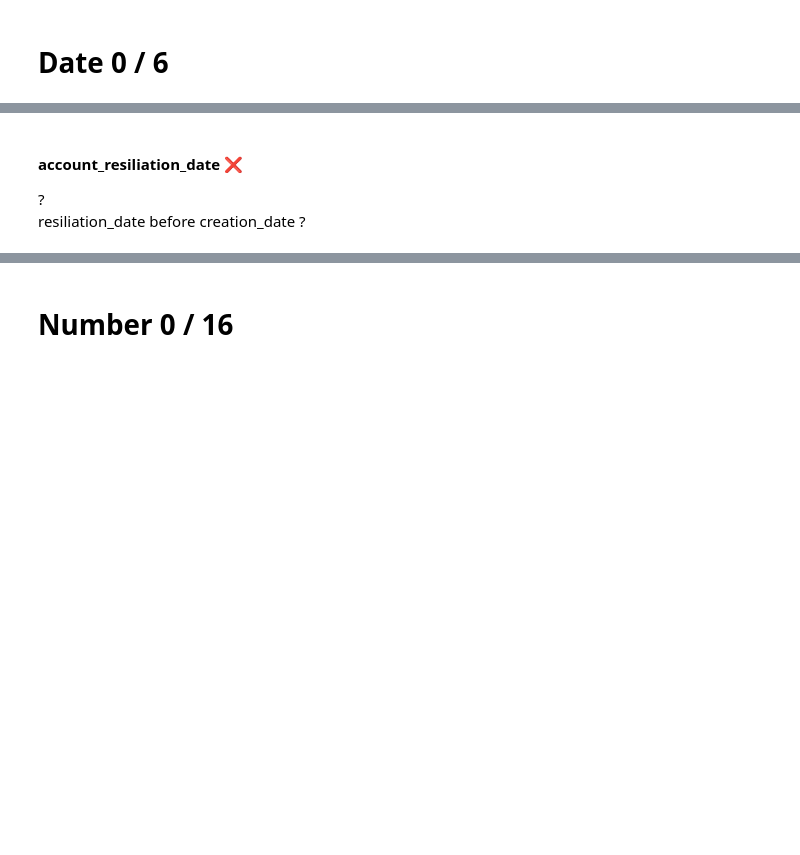
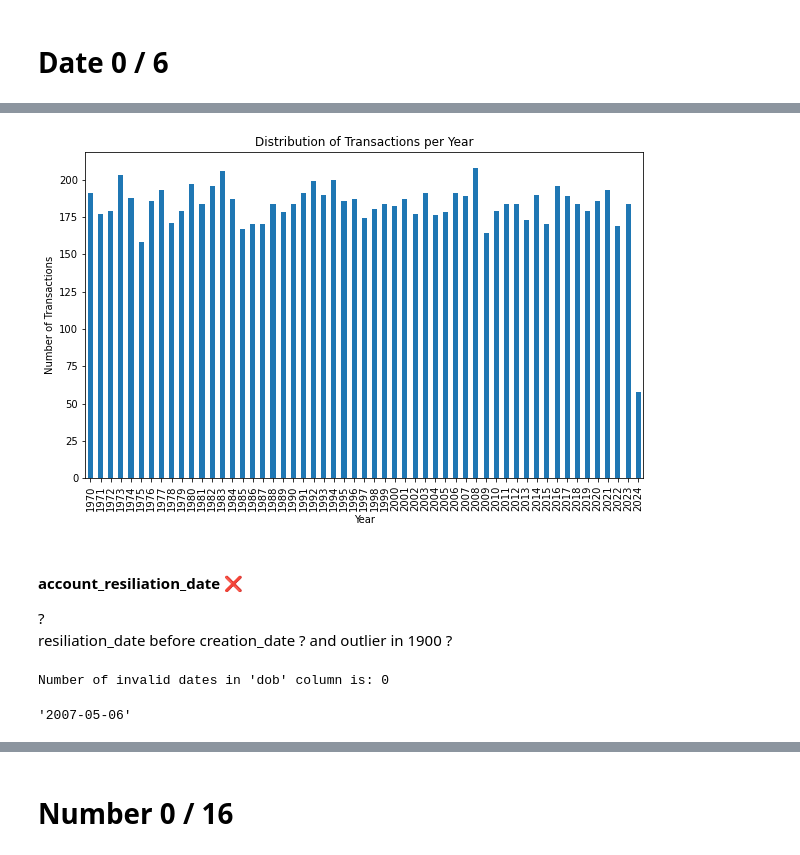
Before and after one commit to Romain-Jochum/ECC_Data_Cleansing, a Jupyter notebook: final_project.ipynb, the cells around one changed output, grey strips where cells are left out. Cells and saved outputs as stored; diff of their text form; code cells hidden in the pictures; blank space fills up the shorter version.

```diff
--- a/final_project.ipynb
+++ b/final_project.ipynb
@@ -356,4 +541,21 @@ variation in date structure (10/7/2003 or 1987-03-58) > choose one + Customer th
+# %%
+df['last_transaction_date'] = df.apply(
+    lambda row: row['account_creation_date'] if row['last_transaction_date'] == '1970-01-01 00:00:00' else row['last_transaction_date'],
+    axis=1
+)
+# %%
+plot_yearly_distribution(df, 'last_transaction_date')
+# %% [output]
+[figure, added]
 # %% [markdown]
 #### account_resiliation_date ❌
 ?
-resiliation_date before creation_date ?
+resiliation_date before creation_date ? and outlier in 1900 ?
+# %%
+return_invalid_dates(df['account_resiliation_date'])
+# %% [output]
+Number of invalid dates in 'dob' column is: 0
+# %%
+df['account_resiliation_date'].iloc[41]
+# %% [output]
+'2007-05-06'
```
Also changed, not shown: parts of 113 cells of this notebook.
